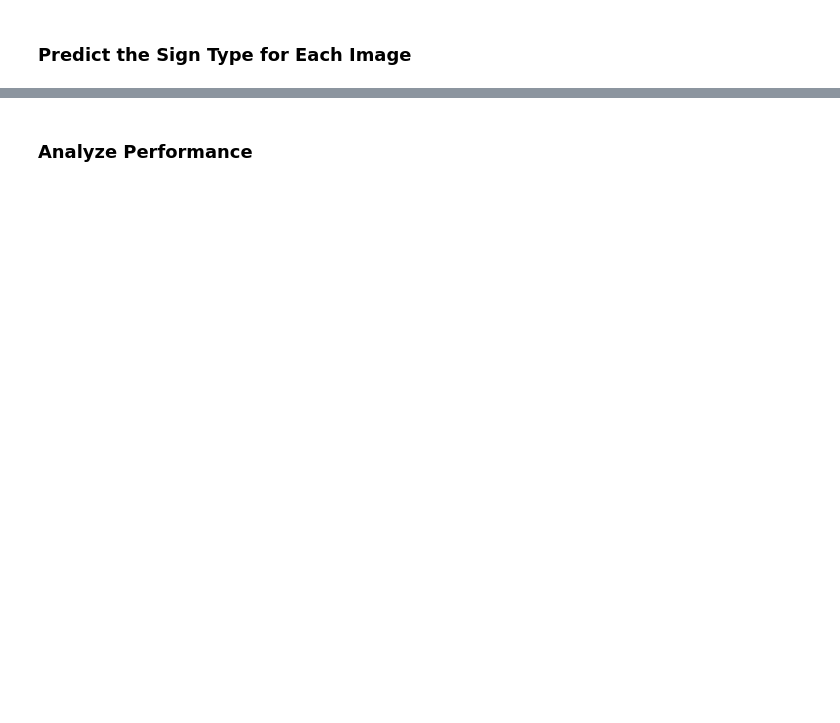
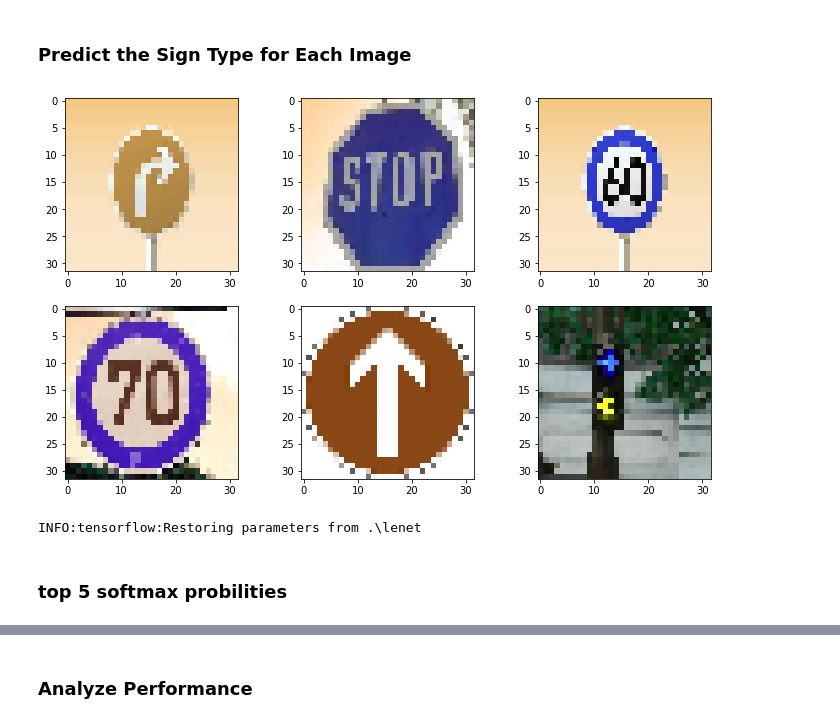
Before and after one commit to Xfan1025/SDCND-Traffic-Sign-Classifier, a Jupyter notebook: Traffic_Sign_Classifier.ipynb, the cells around one changed output, grey strips where cells are left out. Saved outputs shown, nothing was run; the diff lists cells and outputs as text; code cells hidden in the pictures; blank space fills up the shorter version.

```diff
--- a/Traffic_Sign_Classifier.ipynb
+++ b/Traffic_Sign_Classifier.ipynb
@@ -517,0 +516,10 @@ You may find `signnames.csv` useful as it contains mappings from the class id (i
+# %%
+# plot images resized
+f, axes = plt.subplots(2, 3, figsize=(12,7))
+i = 0
+for row in axes:
+    for axe in row:
+        axe.imshow(images_resized[i])
+        i += 1
+# %% [output]
+[figure, added]
@@ -517,0 +532,19 @@ You may find `signnames.csv` useful as it contains mappings from the class id (i
+# %%
+with tf.Session() as sess:
+    saver.restore(sess, tf.train.latest_checkpoint('.'))
+
+    n_examples = len(img_test)
+    pred = sess.run(logits, feed_dict={x: img_test})
+
+    softmax = sess.run(tf.nn.softmax(pred))
+    # a list to hold the final predictions
+
+#     for result in softmax:
+#         for label, prob in enumerate(result):
+    predictions = sess.run(tf.nn.top_k(softmax, k=5))
+
+#     predictions_result.append(sess.run(predictions))
+# %% [output]
+INFO:tensorflow:Restoring parameters from .\lenet
+# %% [markdown]
+### top 5 softmax probilities
```
Also changed, not shown: parts of 38 cells of this notebook, 23 other files.
